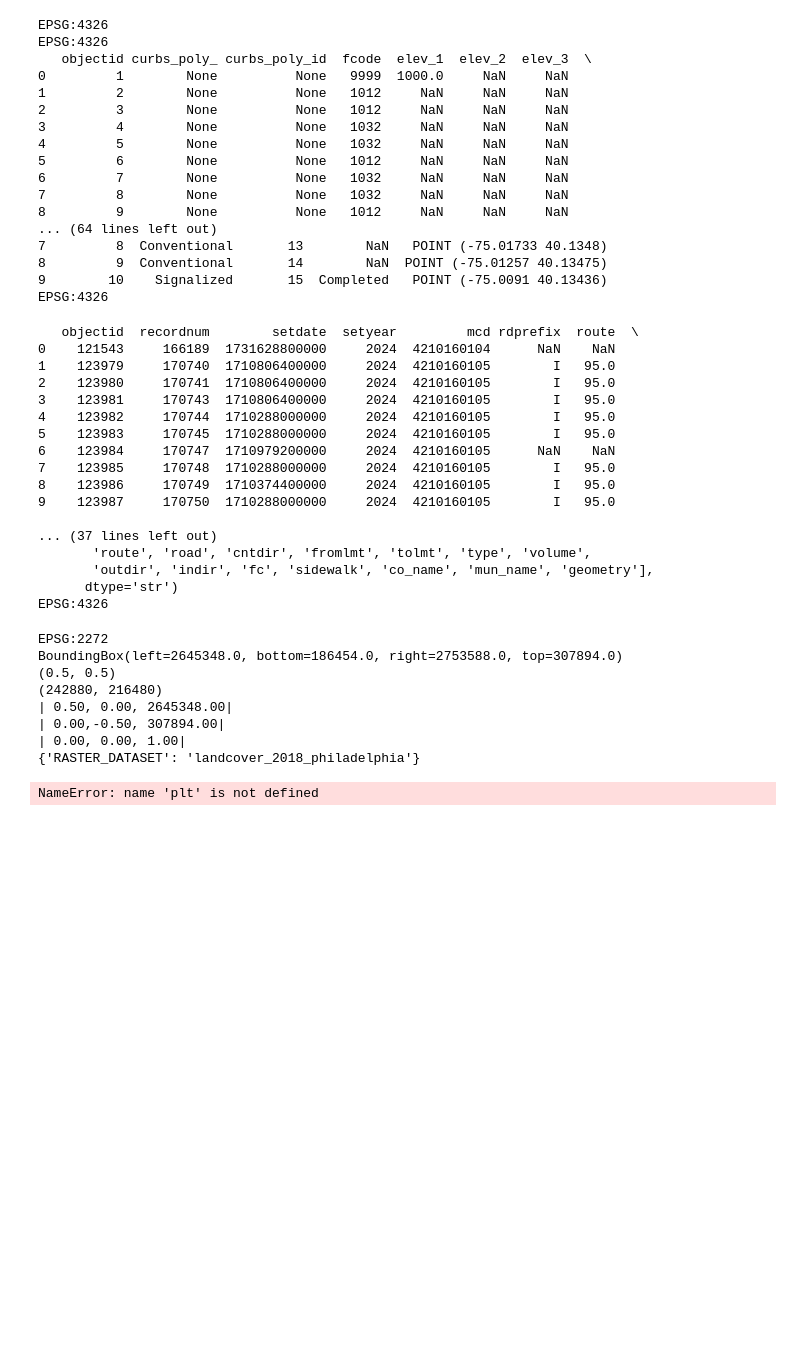
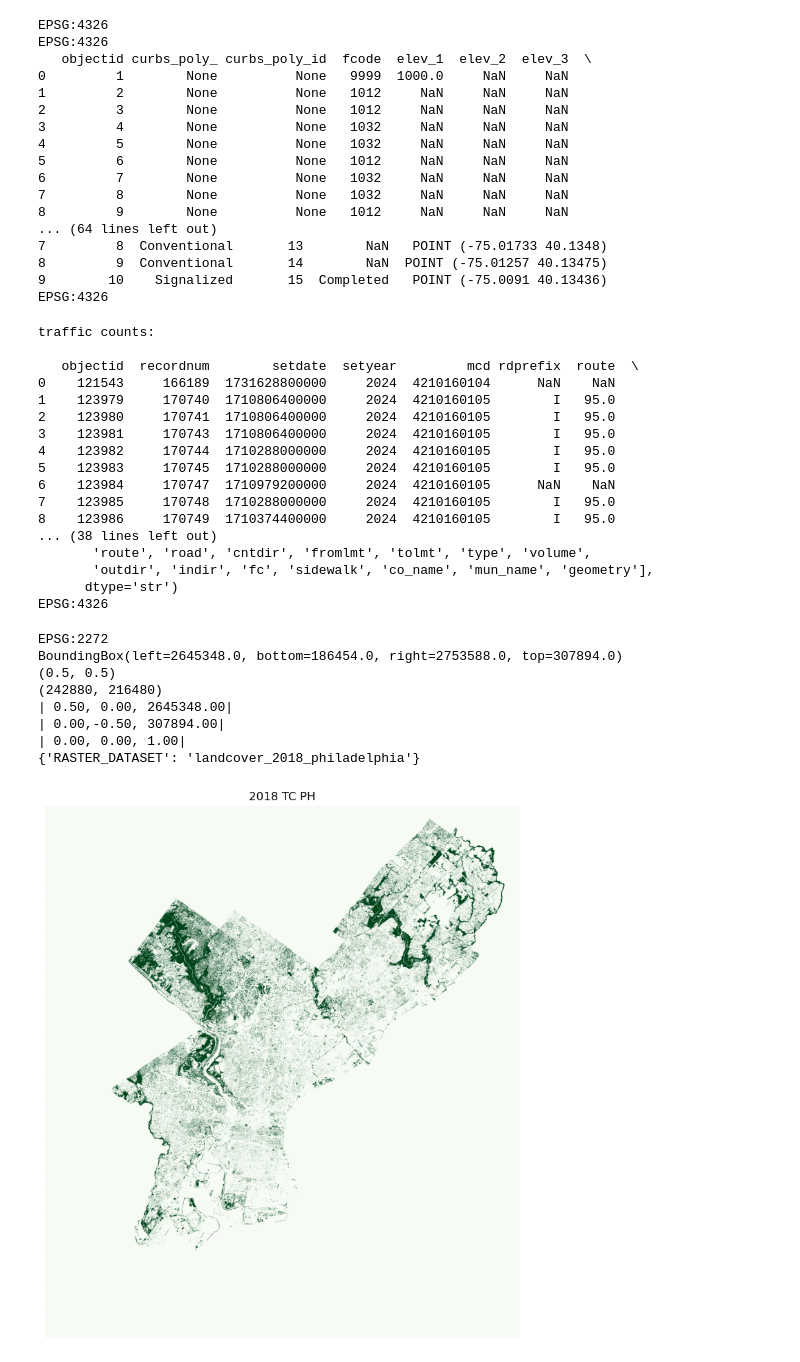
Before and after one commit to benpolinsky/PHLCRSH, a Jupyter notebook: scratchpad.ipynb, the cells around one changed output. Cells and saved outputs as stored; diff of their text form; code cells hidden in the pictures; blank space fills up the shorter version.

Commit message:
data gather

```diff
--- a/scratchpad.ipynb
+++ b/scratchpad.ipynb
@@ -61,27 +69,30 @@ EPSG:4326
 # %%
 # DVRPC Traffic counts
 
-# print("traffic counts: \n")
-# url = "https://arcgis.dvrpc.org/portal/rest/services/transportation/trafficcounts/FeatureServer/0/query"
-# params = {
-#     "where": "setyear=2024 AND co_name LIKE 'Phil%'",
-#     "outsr": 4326,
-#     "outfields": "*",
-#     "f": "geojson"
-# }
-# r = requests.get(url, params=params)
-# counts = gpd.read_file(r.text)
+print("traffic counts: \n")
 
-counts = gpd.read_file("raw-data/DVRPC Traffic Count/dvrpc_2024_philly_traffic_counts.geojson")
+traffic_counts_path = "raw-data/DVRPC Traffic Count/dvrpc_2024_philly_traffic_counts.geojson"
+
+if not os.path.exists("raw-data/DVRPC Traffic Count/dvrpc_2024_philly_traffic_counts.geojson"):
+    url = "https://arcgis.dvrpc.org/portal/rest/services/transportation/trafficcounts/FeatureServer/0/query"
+    params = {
+        "where": "setyear=2024 AND co_name LIKE 'Phil%'",
+        "outsr": 4326,
+        "outfields": "*",
+        "f": "geojson"
+    }
+    r = requests.get(url, params=params)
+    counts = gpd.read_file(r.text)
+    counts.to_file("raw-data/DVRPC Traffic Count/dvrpc_2024_philly_traffic_counts.geojson", driver="GeoJSON")
+else:
+    counts = gpd.read_file(traffic_counts_path)
 
 print(counts.head(10))
 print(counts.columns)
 print(counts.crs) # 4326
-
-
-# save for later :)
-# counts.to_file("raw-data/DVRPC Traffic Count/dvrpc_2024_philly_traffic_counts.geojson", driver="GeoJSON")
 # %% [output]
+traffic counts:
+
    objectid  recordnum        setdate  setyear         mcd rdprefix  route  \
 0    121543     166189  1731628800000     2024  4210160104      NaN    NaN
 1    123979     170740  1710806400000     2024  4210160105        I   95.0
@@ -92,9 +103,7 @@ print(counts.crs) # 4326
 6    123984     170747  1710979200000     2024  4210160105      NaN    NaN
 7    123985     170748  1710288000000     2024  4210160105        I   95.0
 8    123986     170749  1710374400000     2024  4210160105        I   95.0
-9    123987     170750  1710288000000     2024  4210160105        I   95.0
-
-... (37 lines left out)
+... (38 lines left out)
        'route', 'road', 'cntdir', 'fromlmt', 'tolmt', 'type', 'volume',
        'outdir', 'indir', 'fc', 'sidewalk', 'co_name', 'mun_name', 'geometry'],
       dtype='str')
@@ -105,32 +114,32 @@ EPSG:4326
 # Tree canopy data - CRS = 2272
 # according to the site - 1 is tree canopy
 with rasterio.open("raw-data/Phila Land Cover Raster/PPR_LandCover_2018.gdb") as src:
     print(src.crs) # 2722
     print(src.bounds)
     print(src.res) # 0.5 x 0.5
     print(src.shape)
     print(src.transform)
     print(src.tags())
 
     # downsample in out_shape
-    data = src.read(1, out_shape=(src.height // 10, src.width // 10)) # normally what is the outshape? just src.h/w
+    data = src.read(1, out_shape=(src.height // 25, src.width // 25))
 
     # mask to canopy only
     canopy = np.where(data == 1, 1, 0) # why no y?
 
     plt.figure(figsize=(10,10))
     plt.imshow(canopy, cmap="Greens")
     plt.title("2018 TC PH")
     plt.axis("off")
 
     plt.show()
 # %% [output]
 EPSG:2272
 BoundingBox(left=2645348.0, bottom=186454.0, right=2753588.0, top=307894.0)
 (0.5, 0.5)
 (242880, 216480)
 | 0.50, 0.00, 2645348.00|
 | 0.00,-0.50, 307894.00|
 | 0.00, 0.00, 1.00|
 {'RASTER_DATASET': 'landcover_2018_philadelphia'}
-NameError: name 'plt' is not defined
+[figure, added]
```
Also changed, not shown: parts of 5 cells of this notebook, 2 other files.
